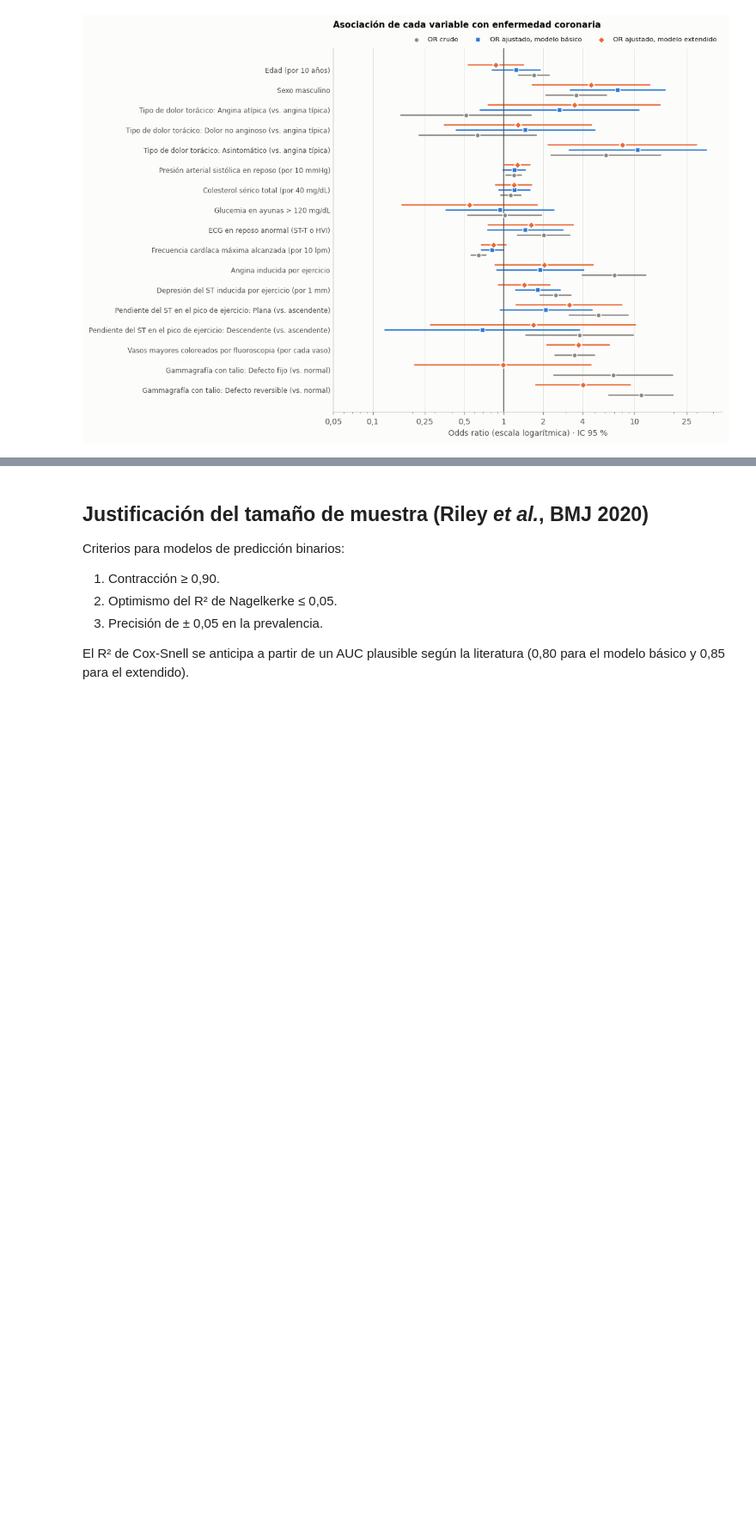
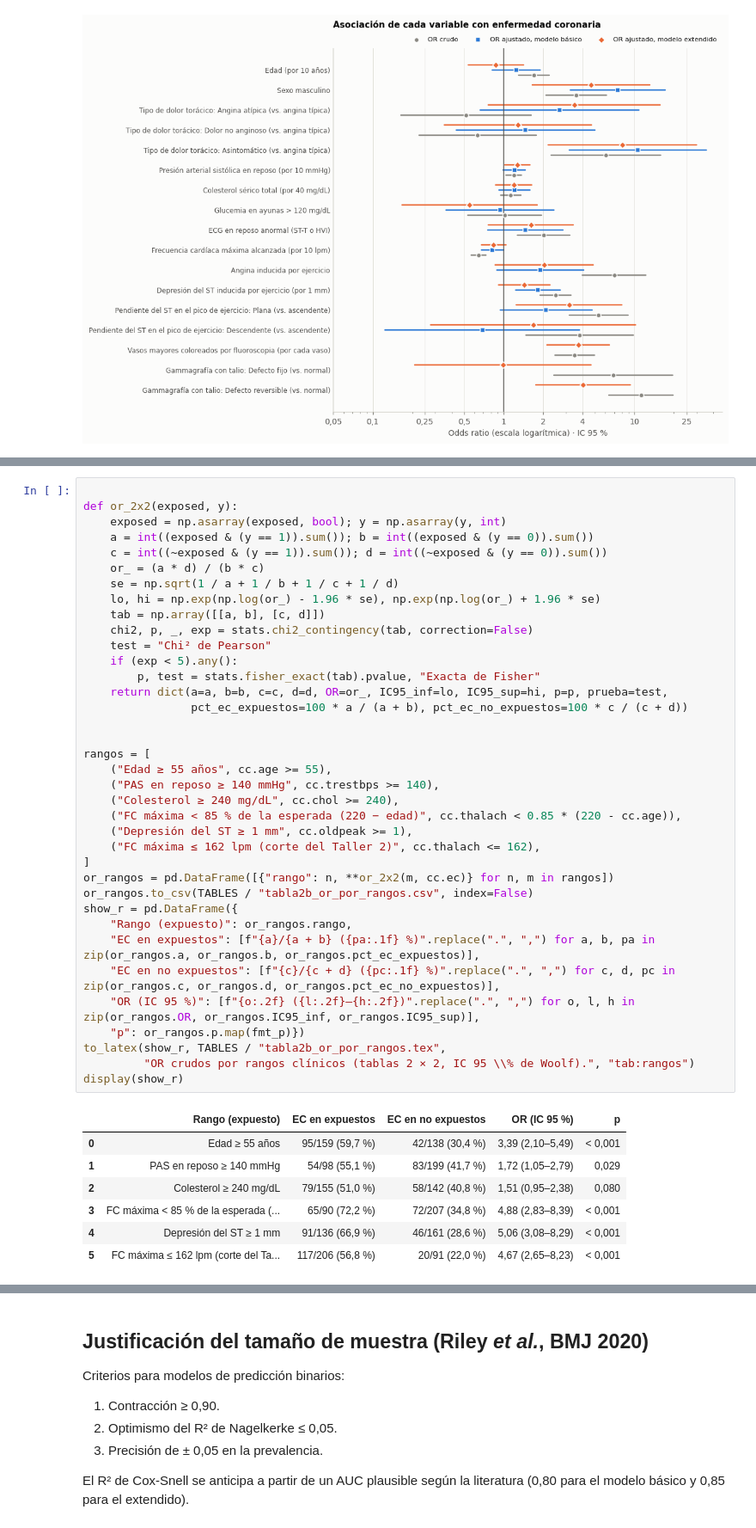
Before and after one commit to AlejandroP212/Proyecto_Final_Healtech1, a Jupyter notebook: notebooks/03_asociacion.ipynb, the cells around one changed output, grey strips where cells are left out. Shown at 86% size. Drawn from its saved outputs; the diff is of its cells as text; blank space fills up the shorter version.

```diff
--- a/notebooks/03_asociacion.ipynb
+++ b/notebooks/03_asociacion.ipynb
@@ -252,0 +378,45 @@ fig_forest(crude, or_b, or_e)
+# %%
+
+def or_2x2(exposed, y):
+    exposed = np.asarray(exposed, bool); y = np.asarray(y, int)
+    a = int((exposed & (y == 1)).sum()); b = int((exposed & (y == 0)).sum())
+    c = int((~exposed & (y == 1)).sum()); d = int((~exposed & (y == 0)).sum())
+    or_ = (a * d) / (b * c)
+    se = np.sqrt(1 / a + 1 / b + 1 / c + 1 / d)
+    lo, hi = np.exp(np.log(or_) - 1.96 * se), np.exp(np.log(or_) + 1.96 * se)
+    tab = np.array([[a, b], [c, d]])
+    chi2, p, _, exp = stats.chi2_contingency(tab, correction=False)
+    test = "Chi² de Pearson"
+    if (exp < 5).any():
+        p, test = stats.fisher_exact(tab).pvalue, "Exacta de Fisher"
+    return dict(a=a, b=b, c=c, d=d, OR=or_, IC95_inf=lo, IC95_sup=hi, p=p, prueba=test,
+                pct_ec_expuestos=100 * a / (a + b), pct_ec_no_expuestos=100 * c / (c + d))
+
+
+rangos = [
+    ("Edad ≥ 55 años", cc.age >= 55),
+    ("PAS en reposo ≥ 140 mmHg", cc.trestbps >= 140),
+    ("Colesterol ≥ 240 mg/dL", cc.chol >= 240),
+    ("FC máxima < 85 % de la esperada (220 − edad)", cc.thalach < 0.85 * (220 - cc.age)),
+    ("Depresión del ST ≥ 1 mm", cc.oldpeak >= 1),
+    ("FC máxima ≤ 162 lpm (corte del Taller 2)", cc.thalach <= 162),
+]
+or_rangos = pd.DataFrame([{"rango": n, **or_2x2(m, cc.ec)} for n, m in rangos])
+or_rangos.to_csv(TABLES / "tabla2b_or_por_rangos.csv", index=False)
+show_r = pd.DataFrame({
+    "Rango (expuesto)": or_rangos.rango,
+    "EC en expuestos": [f"{a}/{a + b} ({pa:.1f} %)".replace(".", ",") for a, b, pa in zip(or_rangos.a, or_rangos.b, or_rangos.pct_ec_expuestos)],
+    "EC en no expuestos": [f"{c}/{c + d} ({pc:.1f} %)".replace(".", ",") for c, d, pc in zip(or_rangos.c, or_rangos.d, or_rangos.pct_ec_no_expuestos)],
+    "OR (IC 95 %)": [f"{o:.2f} ({l:.2f}–{h:.2f})".replace(".", ",") for o, l, h in zip(or_rangos.OR, or_rangos.IC95_inf, or_rangos.IC95_sup)],
+    "p": or_rangos.p.map(fmt_p)})
+to_latex(show_r, TABLES / "tabla2b_or_por_rangos.tex",
+         "OR crudos por rangos clínicos (tablas 2 × 2, IC 95 \\% de Woolf).", "tab:rangos")
+display(show_r)
+# %% [output]
+|  | Rango (expuesto) | EC en expuestos | EC en no expuestos | OR (IC 95 %) | p |
+| 0 | Edad ≥ 55 años | 95/159 (59,7 %) | 42/138 (30,4 %) | 3,39 (2,10–5,49) | < 0,001 |
+| 1 | PAS en reposo ≥ 140 mmHg | 54/98 (55,1 %) | 83/199 (41,7 %) | 1,72 (1,05–2,79) | 0,029 |
+| 2 | Colesterol ≥ 240 mg/dL | 79/155 (51,0 %) | 58/142 (40,8 %) | 1,51 (0,95–2,38) | 0,080 |
+| 3 | FC máxima < 85 % de la esperada (... | 65/90 (72,2 %) | 72/207 (34,8 %) | 4,88 (2,83–8,39) | < 0,001 |
+| 4 | Depresión del ST ≥ 1 mm | 91/136 (66,9 %) | 46/161 (28,6 %) | 5,06 (3,08–8,29) | < 0,001 |
+| 5 | FC máxima ≤ 162 lpm (corte del Ta... | 117/206 (56,8 %) | 20/91 (22,0 %) | 4,67 (2,65–8,23) | < 0,001 |
```
Also changed, not shown: parts of 10 cells of this notebook, 30 other files.
